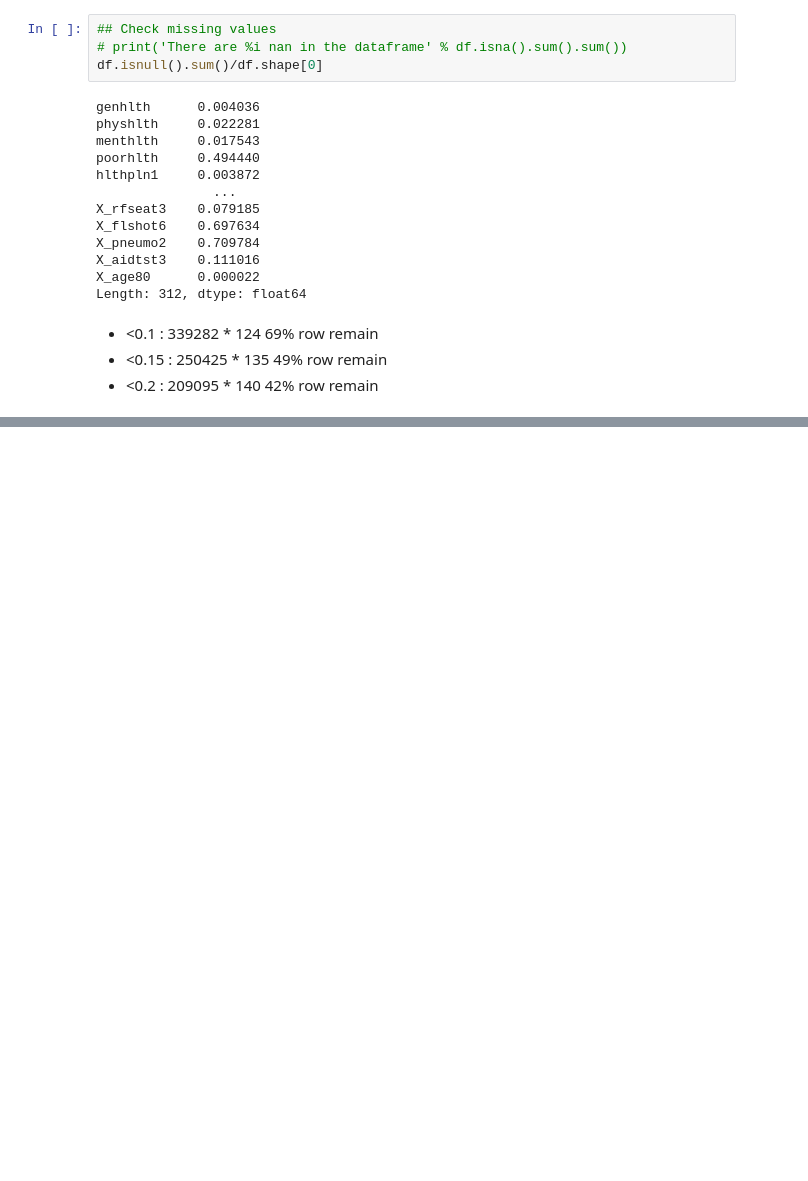
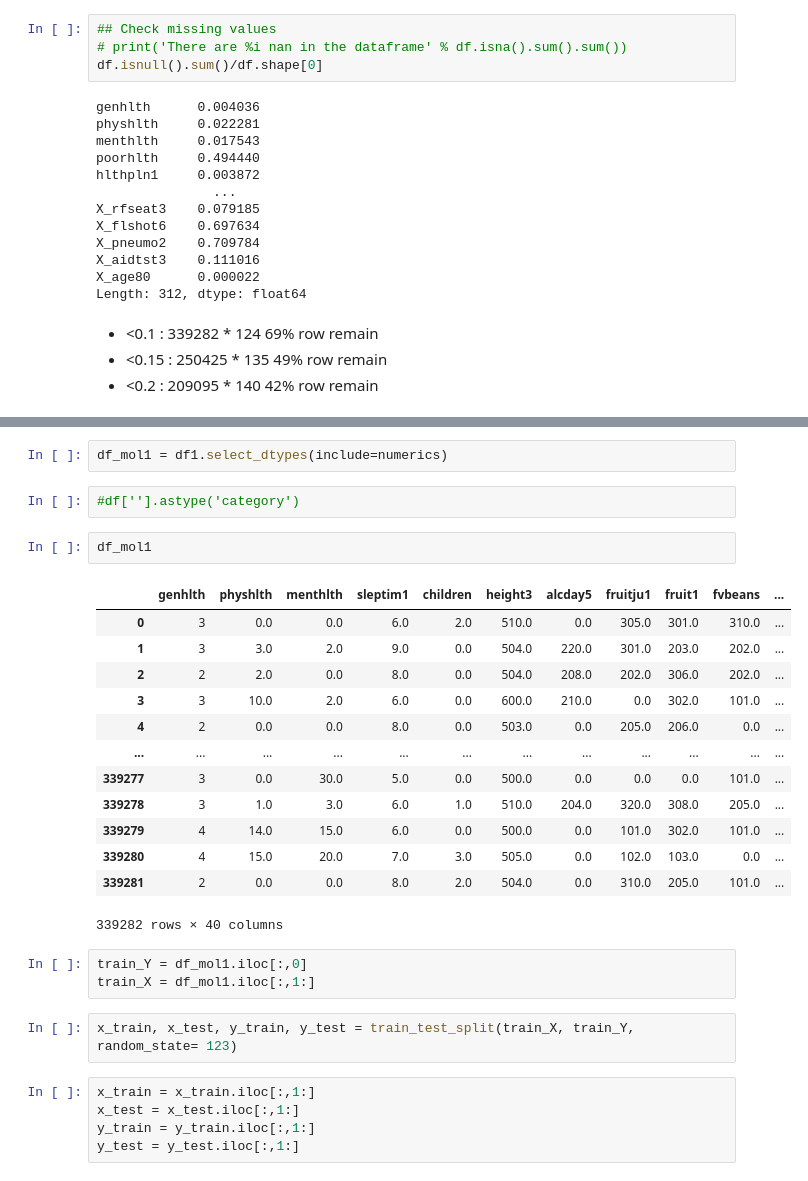
Before and after one commit to alicewuhhh/Health-Survey-Risk-Factors, a Jupyter notebook: Final_Project_Health_Survey_Risk.ipynb, the cells around one changed output, grey strips where cells are left out. Drawn from its saved outputs; the diff is of its cells as text; blank space fills up the shorter version.

```diff
--- a/Final_Project_Health_Survey_Risk.ipynb
+++ b/Final_Project_Health_Survey_Risk.ipynb
@@ -66,0 +120,30 @@ TypeError: __init__() takes 1 positional argument but 2 were given
+# %%
+df_mol1 = df1.select_dtypes(include=numerics)
+# %%
+#df[''].astype('category')
+# %%
+df_mol1
+# %% [output]
+|  | genhlth | physhlth | menthlth | sleptim1 | children | height3 | alcday5 | fruitju1 | fruit1 | fvbeans | ... |
+| 0 | 3 | 0.0 | 0.0 | 6.0 | 2.0 | 510.0 | 0.0 | 305.0 | 301.0 | 310.0 | ... |
+| 1 | 3 | 3.0 | 2.0 | 9.0 | 0.0 | 504.0 | 220.0 | 301.0 | 203.0 | 202.0 | ... |
+| 2 | 2 | 2.0 | 0.0 | 8.0 | 0.0 | 504.0 | 208.0 | 202.0 | 306.0 | 202.0 | ... |
+| 3 | 3 | 10.0 | 2.0 | 6.0 | 0.0 | 600.0 | 210.0 | 0.0 | 302.0 | 101.0 | ... |
+| 4 | 2 | 0.0 | 0.0 | 8.0 | 0.0 | 503.0 | 0.0 | 205.0 | 206.0 | 0.0 | ... |
+| ... | ... | ... | ... | ... | ... | ... | ... | ... | ... | ... | ... |
+| 339277 | 3 | 0.0 | 30.0 | 5.0 | 0.0 | 500.0 | 0.0 | 0.0 | 0.0 | 101.0 | ... |
+| 339278 | 3 | 1.0 | 3.0 | 6.0 | 1.0 | 510.0 | 204.0 | 320.0 | 308.0 | 205.0 | ... |
+| 339279 | 4 | 14.0 | 15.0 | 6.0 | 0.0 | 500.0 | 0.0 | 101.0 | 302.0 | 101.0 | ... |
+| 339280 | 4 | 15.0 | 20.0 | 7.0 | 3.0 | 505.0 | 0.0 | 102.0 | 103.0 | 0.0 | ... |
+| 339281 | 2 | 0.0 | 0.0 | 8.0 | 2.0 | 504.0 | 0.0 | 310.0 | 205.0 | 101.0 | ... |
+339282 rows × 40 columns
+# %%
+train_Y = df_mol1.iloc[:,0]
+train_X = df_mol1.iloc[:,1:]
+# %%
+x_train, x_test, y_train, y_test = train_test_split(train_X, train_Y, random_state= 123)
+# %%
+x_train = x_train.iloc[:,1:]
+x_test = x_test.iloc[:,1:]
+y_train = y_train.iloc[:,1:]
+y_test = y_test.iloc[:,1:]
```
Also changed, not shown: parts of 17 cells of this notebook.
